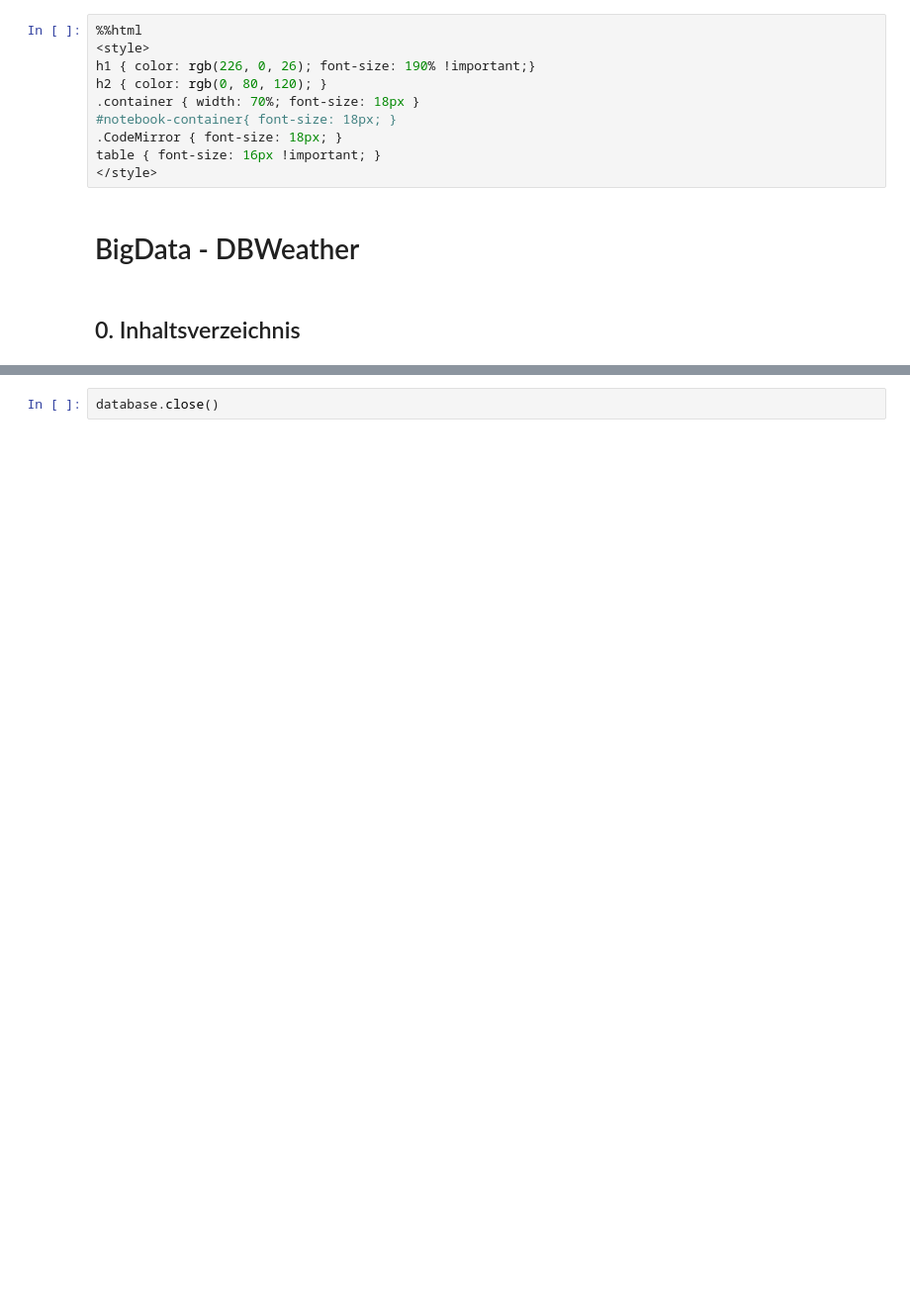
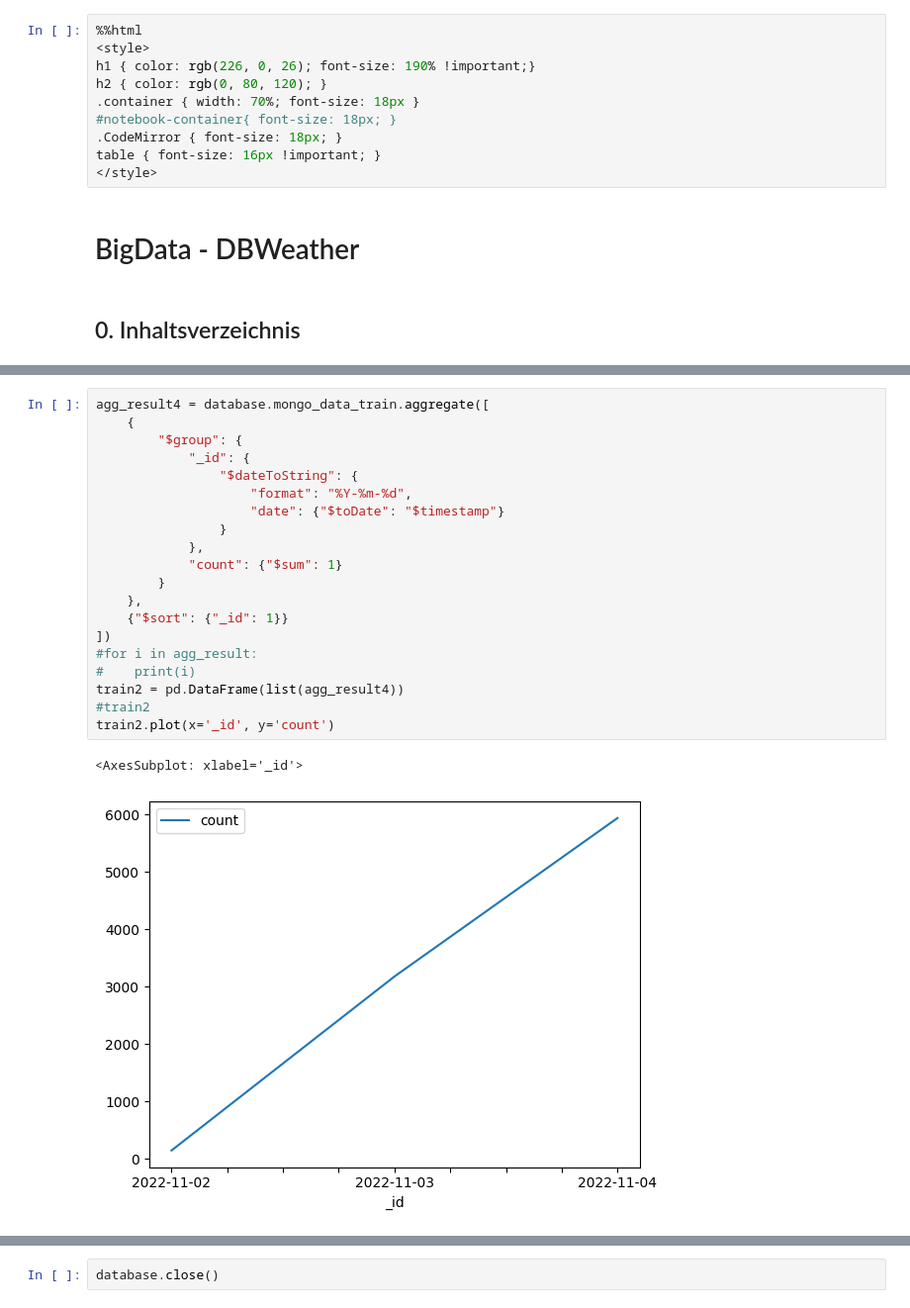
Before and after one commit to FrederikWolter/DBWeather, a Jupyter notebook: DBWeather.ipynb, the cells around one changed output, grey strips where cells are left out. Shown at 99% size. Drawn from its saved outputs; the diff is of its cells as text; blank space fills up the shorter version.

```diff
--- a/DBWeather.ipynb
+++ b/DBWeather.ipynb
@@ -26,0 +89,23 @@ database.mongo_data_train.find({"eva": 8000244})
+# %%
+agg_result4 = database.mongo_data_train.aggregate([
+    {
+        "$group": {
+            "_id": {
+                "$dateToString": {
+                    "format": "%Y-%m-%d",
+                    "date": {"$toDate": "$timestamp"}
+                }
+            },
+            "count": {"$sum": 1}
+        }
+    },
+    {"$sort": {"_id": 1}}
+])
+#for i in agg_result:
+#    print(i)
+train2 = pd.DataFrame(list(agg_result4))
+#train2
+train2.plot(x='_id', y='count')
+# %% [output]
+<AxesSubplot: xlabel='_id'>
+[figure, added]
```
Also changed, not shown: parts of 9 cells of this notebook.
